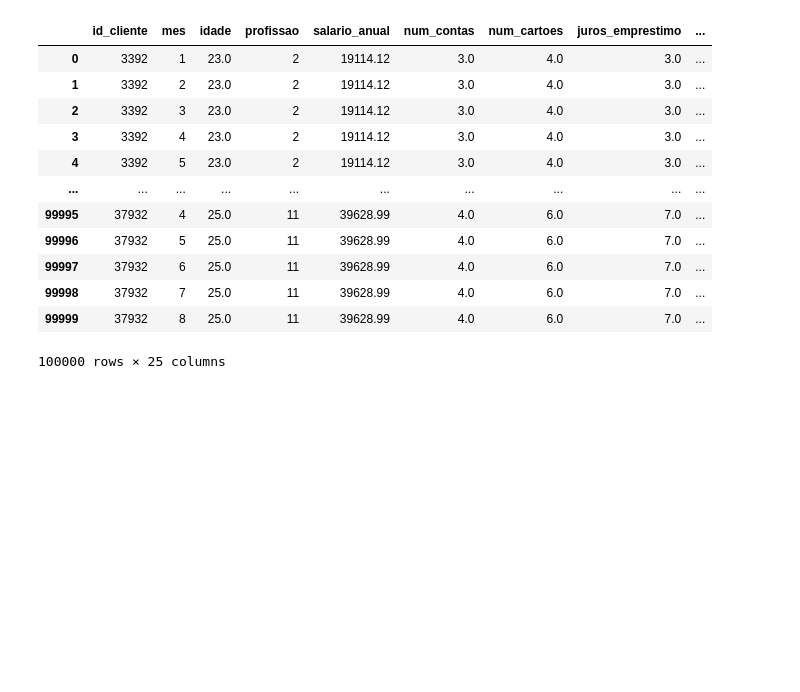
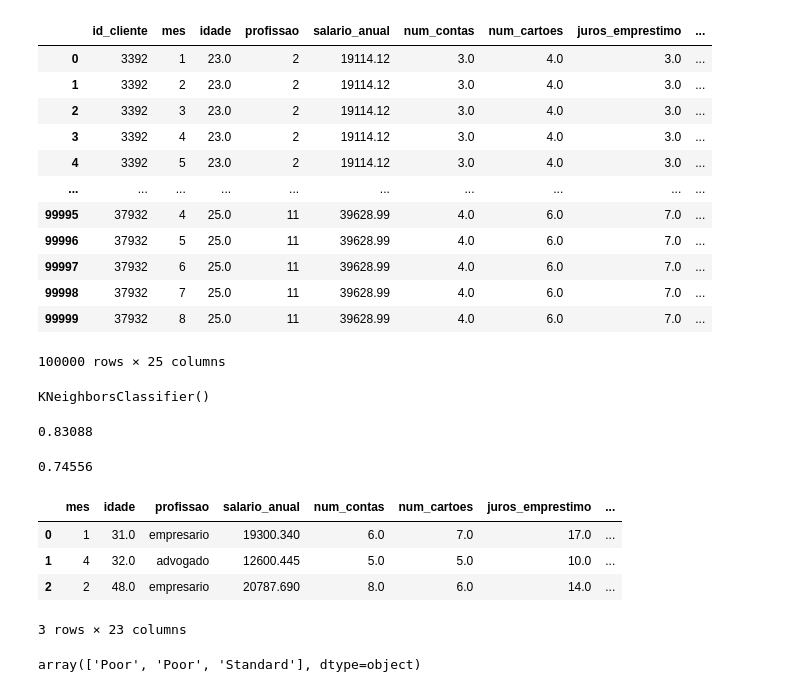
Before and after one commit to bd1ogo/ProjetosPython, a Jupyter notebook: projetoIA/inicial.ipynb, the cells around one changed output. Drawn from its saved outputs; the diff is of its cells as text; code cells hidden in the pictures; blank space fills up the shorter version.

```diff
--- a/projetoIA/inicial.ipynb
+++ b/projetoIA/inicial.ipynb
@@ -101,0 +100,60 @@ x_treino, x_teste, y_treino, y_teste = train_test_split(x, y, test_size=0.3) #Da
+# %%
+#Passo3
+#Modelos: Arvore de Decisão (RandomForest) e Vizinhos Proximos/KNN (K-Nearest Neighbors)
+
+#1.Importar a IA
+from sklearn.ensemble import RandomForestClassifier
+from sklearn.neighbors import KNeighborsClassifier
+
+#2.Criar a IA
+modelo_arvore = RandomForestClassifier()
+modelo_knn = KNeighborsClassifier()
+
+#3.Treinar a IA
+modelo_arvore.fit(x_treino, y_treino)
+modelo_knn.fit(x_treino, y_treino)
+# %% [output]
+KNeighborsClassifier()
+# %%
+#Passo4
+#Previsão
+previsao_arvore = modelo_arvore.predict(x_teste)
+previsao_knn = modelo_knn.predict(x_teste)
+
+#Comparar a previsão com o "y_teste" para ver qual modelo é melhor
+from sklearn.metrics import accuracy_score #Importando a função para calcular a acurácia dos modelos
+
+display(accuracy_score(y_teste, previsao_arvore))
+display(accuracy_score(y_teste, previsao_knn))
+
+#Melhor modelo = Arvore de Decisão
+# %% [output]
+0.83088
+0.74556
+# %%
+#Passo5
+
+#1. Importar a base de dados dos novos clientes
+novos_clientes = pd.read_csv("novos_clientes.csv")
+display(novos_clientes)
+
+#2. Tratar a base de dados dos novos clientes
+#2.1.profissao
+novos_clientes["profissao"] = codificador_profissao.transform(novos_clientes["profissao"])
+
+#2.2.mix_credito
+novos_clientes["mix_credito"] = codificador_mix.transform(novos_clientes["mix_credito"])
+
+#2.3.comportamento_pagamento
+novos_clientes["comportamento_pagamento"] = codificador_comportamento.transform(novos_clientes["comportamento_pagamento"])
+
+#3. Criar a nova previsao
+previsao = modelo_arvore.predict(novos_clientes)
+display(previsao)
+# %% [output]
+|  | mes | idade | profissao | salario_anual | num_contas | num_cartoes | juros_emprestimo | ... |
+| 0 | 1 | 31.0 | empresario | 19300.340 | 6.0 | 7.0 | 17.0 | ... |
+| 1 | 4 | 32.0 | advogado | 12600.445 | 5.0 | 5.0 | 10.0 | ... |
+| 2 | 2 | 48.0 | empresario | 20787.690 | 8.0 | 6.0 | 14.0 | ... |
+3 rows × 23 columns
+array(['Poor', 'Poor', 'Standard'], dtype=object)
```
Also changed, not shown: parts of 1 cell of this notebook.
